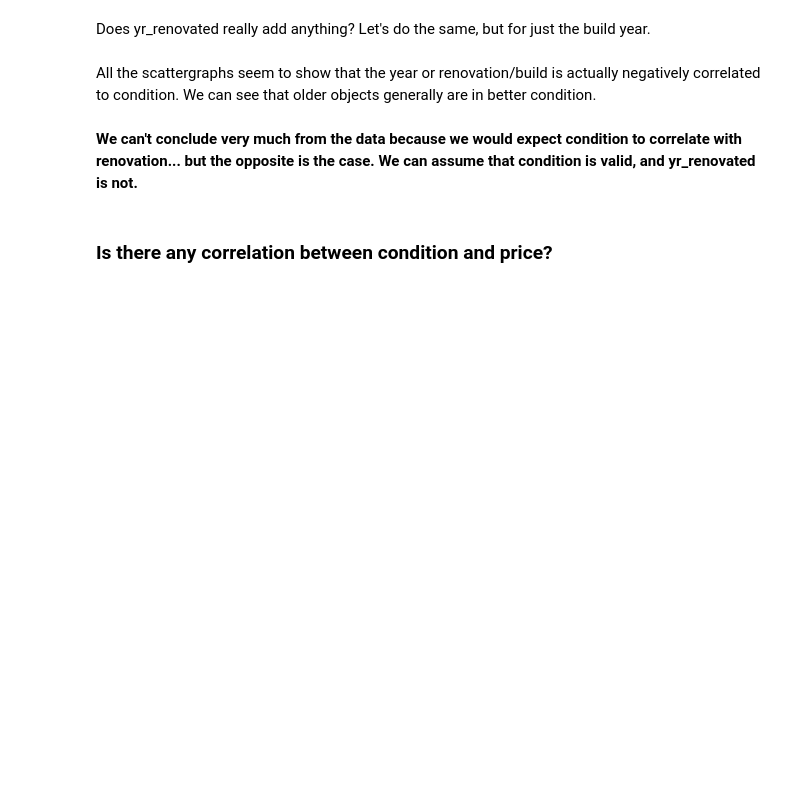
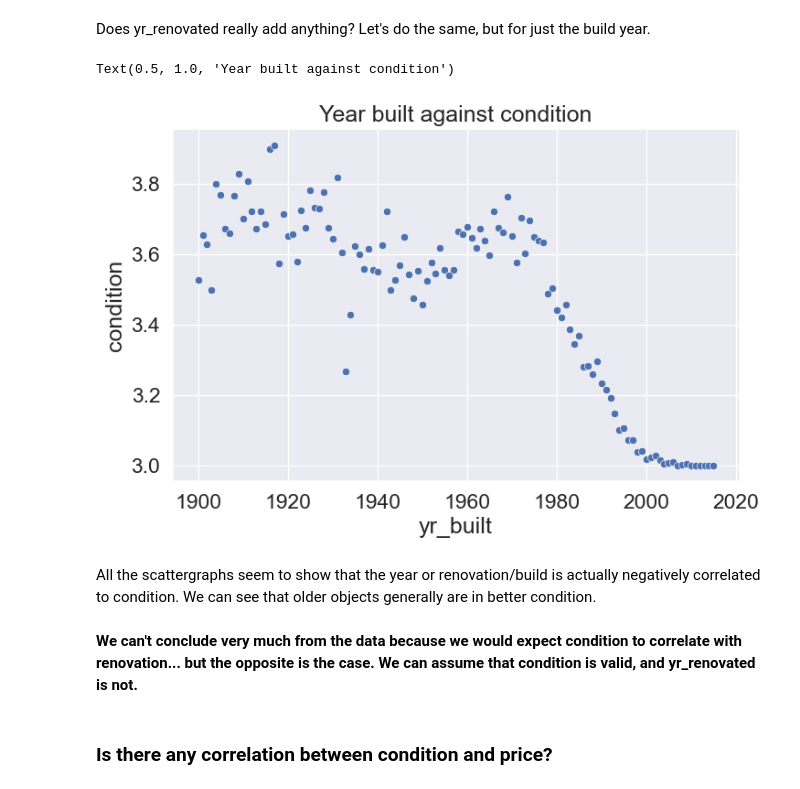
Before and after one commit to johnheaven/ds-eda-project, a Jupyter notebook: EDA.ipynb, the cells around one changed output. Saved outputs shown, nothing was run; the diff lists cells and outputs as text; code cells hidden in the pictures; blank space fills up the shorter version.

```diff
--- a/EDA.ipynb
+++ b/EDA.ipynb
@@ -257,7 +334,11 @@ sns.scatterplot(data=condition_x_ren_year)
 Does yr_renovated really add anything? Let's do the same, but for just the build year.
 # %%
 condition_x_build_year = df[["yr_built", "condition"]].groupby("yr_built").mean()
-sns.scatterplot(data=condition_x_build_year)
+p = sns.scatterplot(data=condition_x_build_year, x="yr_built", y="condition")
+p.set_title("Year built against condition")
+# %% [output]
+Text(0.5, 1.0, 'Year built against condition')
+[figure, added]
 # %% [markdown]
 All the scattergraphs seem to show that the year or renovation/build is actually negatively correlated to condition. We can see that older objects generally are in better condition.
 # %% [markdown]
```
Also changed, not shown: parts of 31 cells of this notebook.
